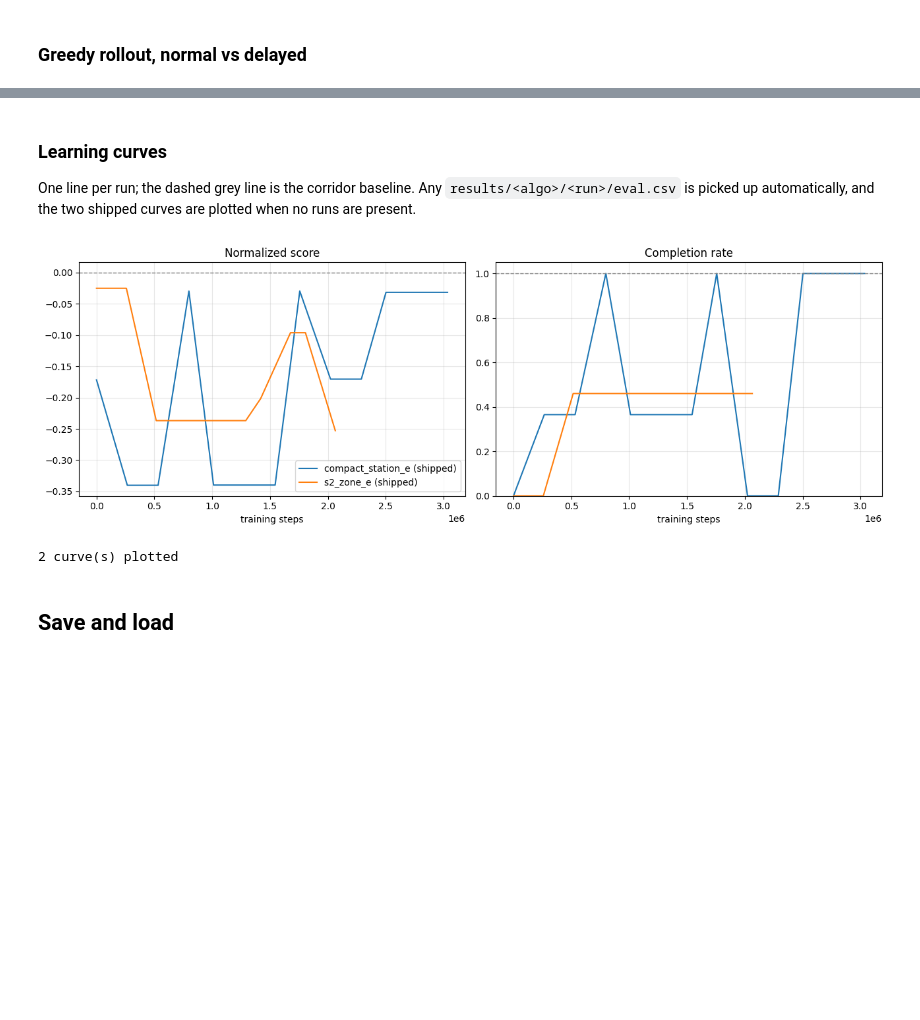
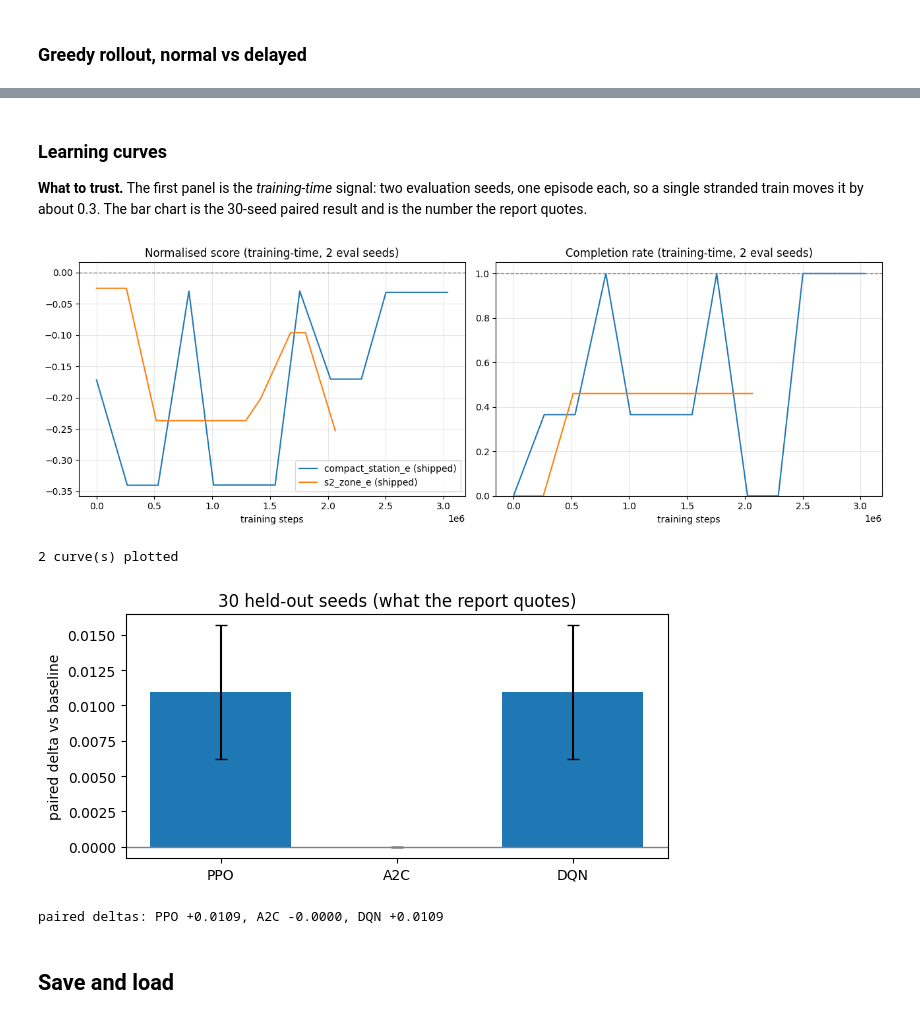
Before and after one commit to MathgeniusTB2/RL-Assessment-3, a Jupyter notebook: notebooks/train_schedule_optimisation.ipynb, the cells around one changed output, grey strips where cells are left out. Drawn from its saved outputs; the diff is of its cells as text; code cells hidden in the pictures; blank space fills up the shorter version.

```diff
--- a/notebooks/train_schedule_optimisation.ipynb
+++ b/notebooks/train_schedule_optimisation.ipynb
@@ -1554,0 +1577,17 @@ corridor greedy [delayed]: score=-0.0159 completion=1.000 on_time=0.346 frames=8
+# %%
+from IPython.display import Image as _Image, display as _display
+
+FIG = ROOT / "results" / "figures"
+SHOTS = [
+    ("PPO - corridor", "policy_ppo_corridor.gif"),
+    ("A2C - corridor", "policy_a2c_corridor.gif"),
+    ("DQN - corridor", "policy_dqn_corridor.gif"),
+    ("PPO - junction (never departs)", "policy_ppo_junction.gif"),
+]
+for label, name in SHOTS:
+    path = FIG / name
+    if path.exists():
+        print(f"{label}: {path.stat().st_size / 1e6:.2f} MB")
+        _display(_Image(filename=str(path)))
+    else:
+        print(f"{label}: {name} not rendered - run scripts/render_policy_gif.py")
@@ -1555,12 +1603,13 @@ corridor greedy [delayed]: score=-0.0159 completion=1.000 on_time=0.346 frames=8
 # %% [markdown]
 ### Learning curves
 
-One line per run; the dashed grey line is the corridor baseline. Any
-`results/<algo>/<run>/eval.csv` is picked up automatically, and the two shipped
-curves are plotted when no runs are present.
+**What to trust.** The first panel is the *training-time* signal: two evaluation
+seeds, one episode each, so a single stranded train moves it by about 0.3. The bar
+chart is the 30-seed paired result and is the number the report quotes.
 # %%
 RESULTS_ROOT = ROOT / "results"
-metrics = [("normalized_score", "Normalized score"), ("completion_rate", "Completion rate")]
+metrics = [("normalized_score", "Normalised score (training-time, 2 eval seeds)"),
+           ("completion_rate", "Completion rate (training-time, 2 eval seeds)")]
 
 # Curves come from two places: training runs written by section 5
 # (results/<algo>/<run>/eval.csv) and the two final arms shipped with the repo
@@ -1569,35 +1618,61 @@ RUN_COLS = {"timesteps": "step", "score": "normalized_score", "completion": "com
 arms: dict[str, pd.DataFrame] = {}
 for path in sorted(RESULTS_ROOT.glob("*/*/eval.csv")):
     df = pd.read_csv(path)
     if {"step", "normalized_score"} <= set(df.columns):
         arms[f"{path.parent.parent.name}/{path.parent.name}"] = df.dropna(subset=["step"]).sort_values("step")
 for path in sorted((RESULTS_ROOT / "curves").glob("*.csv")):
     df = pd.read_csv(path).rename(columns=RUN_COLS).dropna(subset=["step", "normalized_score"])
     if len(df):
         arms[f"{path.stem} (shipped)"] = df.sort_values("step")
 
 fig, axes = plt.subplots(1, 2, figsize=(13, 4.5))
 for label, run in arms.items():
     for ax, (key, _) in zip(axes, metrics):
         if key in run.columns and len(run):
             ax.plot(run["step"], run[key], label=label)
 base = GREEDY_BASELINE.get("normal")
 if base:
     axes[0].axhline(base["score"], ls="--", lw=1, color="grey")
     axes[1].axhline(base["completion"], ls="--", lw=1, color="grey")
 for ax, (key, title) in zip(axes, metrics):
     ax.set_title(title)
     ax.set_xlabel("training steps")
     ax.grid(alpha=0.3)
 axes[1].set_ylim(0, 1.05)
 if arms:
     axes[0].legend()
 plt.tight_layout()
 plt.show()
 print(f"{len(arms)} curve(s) plotted")
+
+# --- the number to quote: 30 held-out seeds, paired -----------------------
+PAIRS = {"PPO": "v2_ppo_compact.csv", "A2C": "v2_a2c_compact.csv", "DQN": "v3_dqn_compact.csv"}
+labels, means, errs = [], [], []
+for label, name in PAIRS.items():
+    path = RESULTS_ROOT / name
+    if not path.exists():
+        continue
+    d = pd.read_csv(path)
+    base = d[d.policy == d.policy.iloc[0]].set_index("seed")
+    arm = d[d.policy == d.policy.iloc[1]].set_index("seed")
+    delta = (arm.score - base.score).dropna()
+    labels.append(label)
+    means.append(delta.mean())
+    errs.append(delta.std(ddof=1) / np.sqrt(len(delta)))
+
+fig2, ax = plt.subplots(figsize=(6.5, 3.2))
+ax.bar(labels, means, yerr=errs, capsize=4)
+ax.axhline(0, color="grey", lw=1)
+ax.set_ylabel("paired delta vs baseline")
+ax.set_title("30 held-out seeds (what the report quotes)")
+plt.tight_layout()
+plt.show()
+print("paired deltas: " + ", ".join(f"{l} {m:+.4f}" for l, m in zip(labels, means)))
 # %% [output]
-[figure, old version]
+[figure, new version]
 2 curve(s) plotted
+[figure, added]
+paired deltas: PPO +0.0109, A2C -0.0000, DQN +0.0109
 # %% [markdown]
 ## Save and load
 # %%
```
Also changed, not shown: parts of 5 cells of this notebook, 8 other files.
